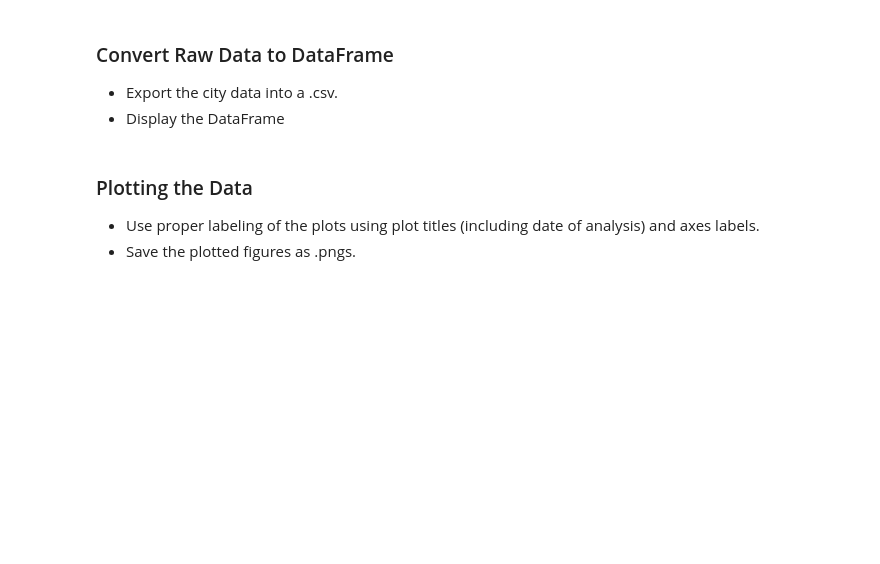
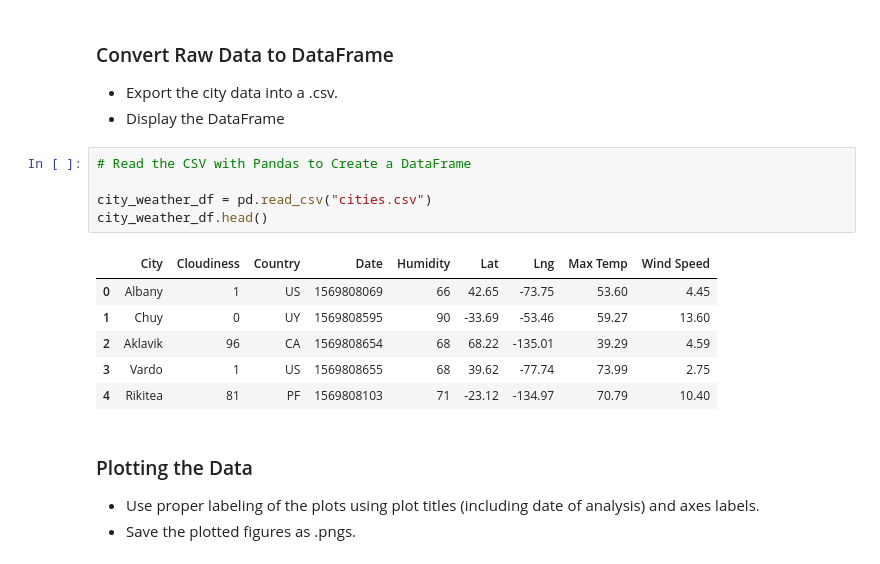
Before and after one commit to ReidP31/python-api-challenge, a Jupyter notebook: WeatherPy/WeatherPy.ipynb, the cells around one changed output. Cells and saved outputs as stored; diff of their text form; blank space fills up the shorter version.

```diff
--- a/WeatherPy/WeatherPy.ipynb
+++ b/WeatherPy/WeatherPy.ipynb
@@ -149,6 +149,18 @@ Data Retrieval Complete
 ### Convert Raw Data to DataFrame
 * Export the city data into a .csv.
 * Display the DataFrame
+# %%
+# Read the CSV with Pandas to Create a DataFrame
+
+city_weather_df = pd.read_csv("cities.csv")
+city_weather_df.head()
+# %% [output]
+|  | City | Cloudiness | Country | Date | Humidity | Lat | Lng | Max Temp | Wind Speed |
+| 0 | Albany | 1 | US | 1569808069 | 66 | 42.65 | -73.75 | 53.60 | 4.45 |
+| 1 | Chuy | 0 | UY | 1569808595 | 90 | -33.69 | -53.46 | 59.27 | 13.60 |
+| 2 | Aklavik | 96 | CA | 1569808654 | 68 | 68.22 | -135.01 | 39.29 | 4.59 |
+| 3 | Vardo | 1 | US | 1569808655 | 68 | 39.62 | -77.74 | 73.99 | 2.75 |
+| 4 | Rikitea | 81 | PF | 1569808103 | 71 | -23.12 | -134.97 | 70.79 | 10.40 |
 # %% [markdown]
 ### Plotting the Data
 * Use proper labeling of the plots using plot titles (including date of analysis) and axes labels.
```
